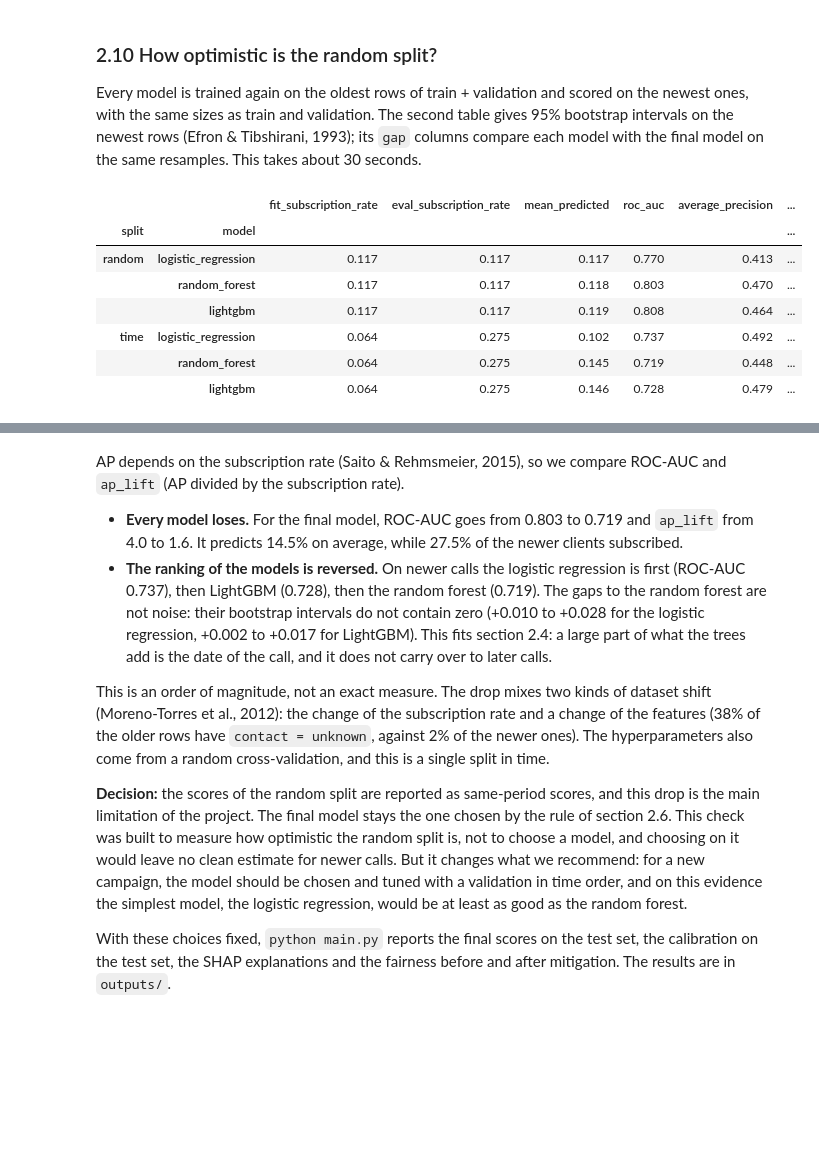
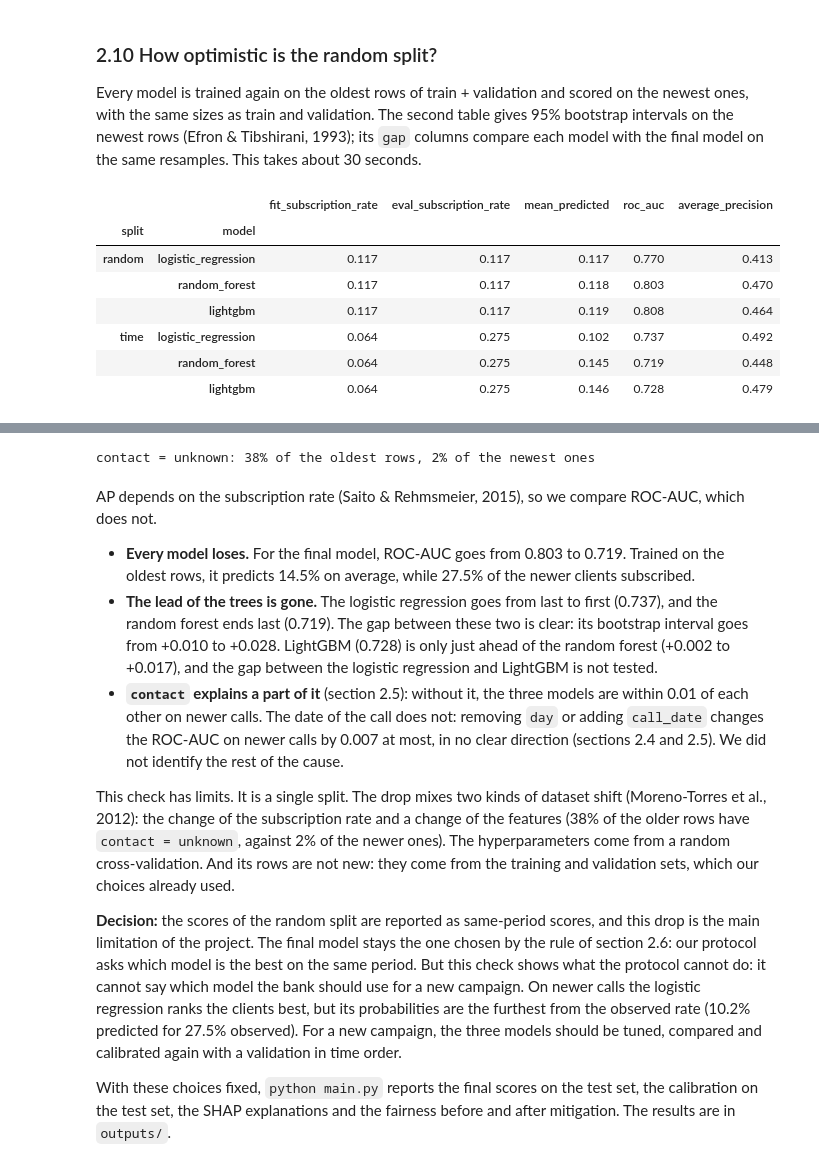
Before and after one commit to othmanedq/applied-ml, a Jupyter notebook: notebooks/design_choices.ipynb, the cells around one changed output, grey strips where cells are left out. Cells and saved outputs as stored; diff of their text form; code cells hidden in the pictures; blank space fills up the shorter version.

```diff
--- a/notebooks/design_choices.ipynb
+++ b/notebooks/design_choices.ipynb
@@ -526,32 +558,36 @@ Every model is trained again on the oldest rows of train + validation and scored
 # %%
 oldest, y_new, time_proba = evaluation.time_split_predictions(splits, best_params, config["seed"])
 display(pd.concat({
     "random": evaluation.split_scores(train, y_val, {name: val_proba[name] for name in MODEL_NAMES}),
     "time": evaluation.split_scores(oldest, y_new, time_proba),
 }, names=["split"]))
-evaluation.bootstrap_intervals(y_new, time_proba, final, config["bootstrap"]["n_resamples"], config["seed"])
+display(evaluation.bootstrap_intervals(y_new, time_proba, final, config["bootstrap"]["n_resamples"], config["seed"]))
+_, newest = evaluation.time_split(splits)
+print(f"contact = unknown: {(oldest['contact'] == 'unknown').mean():.0%} of the oldest rows, {(newest['contact'] == 'unknown').mean():.0%} of the newest ones")
 # %% [output]
-|  |  | fit_subscription_rate | eval_subscription_rate | mean_predicted | roc_auc | average_precision | ... |
-| split | model |  |  |  |  |  | ... |
-| random | logistic_regression | 0.117 | 0.117 | 0.117 | 0.770 | 0.413 | ... |
-|  | random_forest | 0.117 | 0.117 | 0.118 | 0.803 | 0.470 | ... |
-|  | lightgbm | 0.117 | 0.117 | 0.119 | 0.808 | 0.464 | ... |
-| time | logistic_regression | 0.064 | 0.275 | 0.102 | 0.737 | 0.492 | ... |
-|  | random_forest | 0.064 | 0.275 | 0.145 | 0.719 | 0.448 | ... |
-|  | lightgbm | 0.064 | 0.275 | 0.146 | 0.728 | 0.479 | ... |
+|  |  | fit_subscription_rate | eval_subscription_rate | mean_predicted | roc_auc | average_precision |
+| split | model |  |  |  |  |  |
+| random | logistic_regression | 0.117 | 0.117 | 0.117 | 0.770 | 0.413 |
+|  | random_forest | 0.117 | 0.117 | 0.118 | 0.803 | 0.470 |
+|  | lightgbm | 0.117 | 0.117 | 0.119 | 0.808 | 0.464 |
+| time | logistic_regression | 0.064 | 0.275 | 0.102 | 0.737 | 0.492 |
+|  | random_forest | 0.064 | 0.275 | 0.145 | 0.719 | 0.448 |
+|  | lightgbm | 0.064 | 0.275 | 0.146 | 0.728 | 0.479 |
 |  | average_precision_low | average_precision_high | average_precision_gap_low | average_precision_gap_high | roc_auc_low | ... |
 | model |  |  |  |  |  | ... |
 | logistic_regression | 0.472 | 0.514 | 0.030 | 0.057 | 0.726 | ... |
 | random_forest | 0.431 | 0.467 | 0.000 | 0.000 | 0.706 | ... |
 | lightgbm | 0.459 | 0.499 | 0.019 | 0.042 | 0.716 | ... |
+contact = unknown: 38% of the oldest rows, 2% of the newest ones
 # %% [markdown]
-AP depends on the subscription rate (Saito & Rehmsmeier, 2015), so we compare ROC-AUC and `ap_lift` (AP divided by the subscription rate).
+AP depends on the subscription rate (Saito & Rehmsmeier, 2015), so we compare ROC-AUC, which does not.
 
-- **Every model loses.** For the final model, ROC-AUC goes from 0.803 to 0.719 and `ap_lift` from 4.0 to 1.6. It predicts 14.5% on average, while 27.5% of the newer clients subscribed.
-- **The ranking of the models is reversed.** On newer calls the logistic regression is first (ROC-AUC 0.737), then LightGBM (0.728), then the random forest (0.719). The gaps to the random forest are not noise: their bootstrap intervals do not contain zero (+0.010 to +0.028 for the logistic regression, +0.002 to +0.017 for LightGBM). This fits section 2.4: a large part of what the trees add is the date of the call, and it does not carry over to later calls.
+- **Every model loses.** For the final model, ROC-AUC goes from 0.803 to 0.719. Trained on the oldest rows, it predicts 14.5% on average, while 27.5% of the newer clients subscribed.
+- **The lead of the trees is gone.** The logistic regression goes from last to first (0.737), and the random forest ends last (0.719). The gap between these two is clear: its bootstrap interval goes from +0.010 to +0.028. LightGBM (0.728) is only just ahead of the random forest (+0.002 to +0.017), and the gap between the logistic regression and LightGBM is not tested.
+- **`contact` explains a part of it** (section 2.5): without it, the three models are within 0.01 of each other on newer calls. The date of the call does not: removing `day` or adding `call_date` changes the ROC-AUC on newer calls by 0.007 at most, in no clear direction (sections 2.4 and 2.5). We did not identify the rest of the cause.
 
-This is an order of magnitude, not an exact measure. The drop mixes two kinds of dataset shift (Moreno-Torres et al., 2012): the change of the subscription rate and a change of the features (38% of the older rows have `contact = unknown`, against 2% of the newer ones). The hyperparameters also come from a random cross-validation, and this is a single split in time.
+This check has limits. It is a single split. The drop mixes two kinds of dataset shift (Moreno-Torres et al., 2012): the change of the subscription rate and a change of the features (38% of the older rows have `contact = unknown`, against 2% of the newer ones). The hyperparameters come from a random cross-validation. And its rows are not new: they come from the training and validation sets, which our choices already used.
 
-**Decision:** the scores of the random split are reported as same-period scores, and this drop is the main limitation of the project. The final model stays the one chosen by the rule of section 2.6. This check was built to measure how optimistic the random split is, not to choose a model, and choosing on it would leave no clean estimate for newer calls. But it changes what we recommend: for a new campaign, the model should be chosen and tuned with a validation in time order, and on this evidence the simplest model, the logistic regression, would be at least as good as the random forest.
+**Decision:** the scores of the random split are reported as same-period scores, and this drop is the main limitation of the project. The final model stays the one chosen by the rule of section 2.6: our protocol asks which model is the best on the same period. But this check shows what the protocol cannot do: it cannot say which model the bank should use for a new campaign. On newer calls the logistic regression ranks the clients best, but its probabilities are the furthest from the observed rate (10.2% predicted for 27.5% observed). For a new campaign, the three models should be tuned, compared and calibrated again with a validation in time order.
 
 With these choices fixed, `python main.py` reports the final scores on the test set, the calibration on the test set, the SHAP explanations and the fairness before and after mitigation. The results are in `outputs/`.
```
Also changed, not shown: parts of 23 cells of this notebook, 1 other file.
